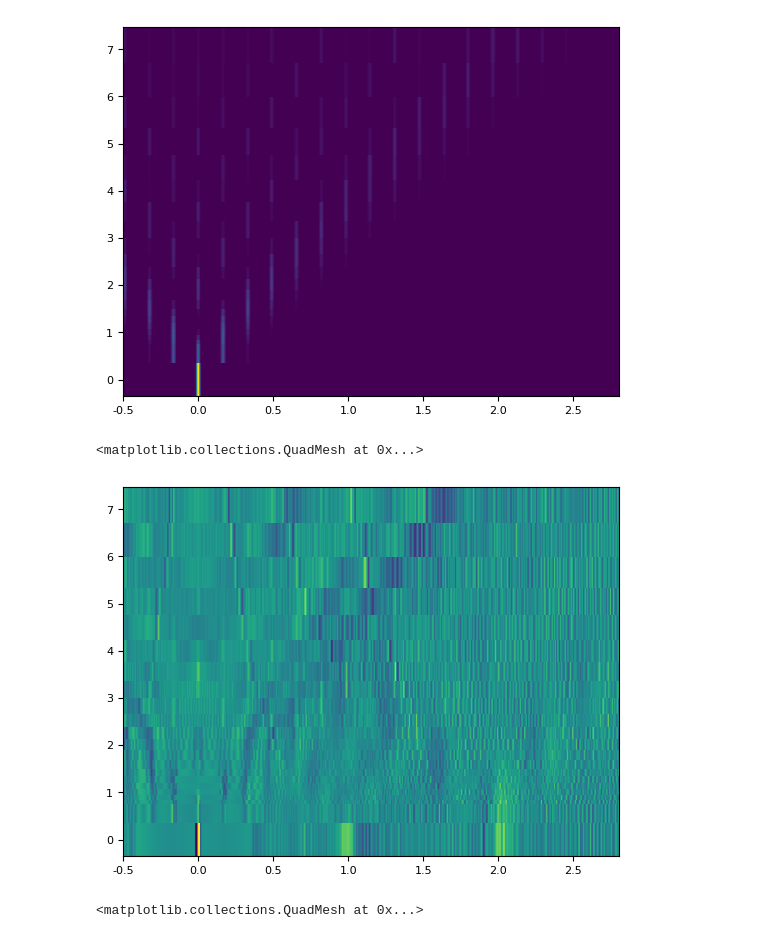
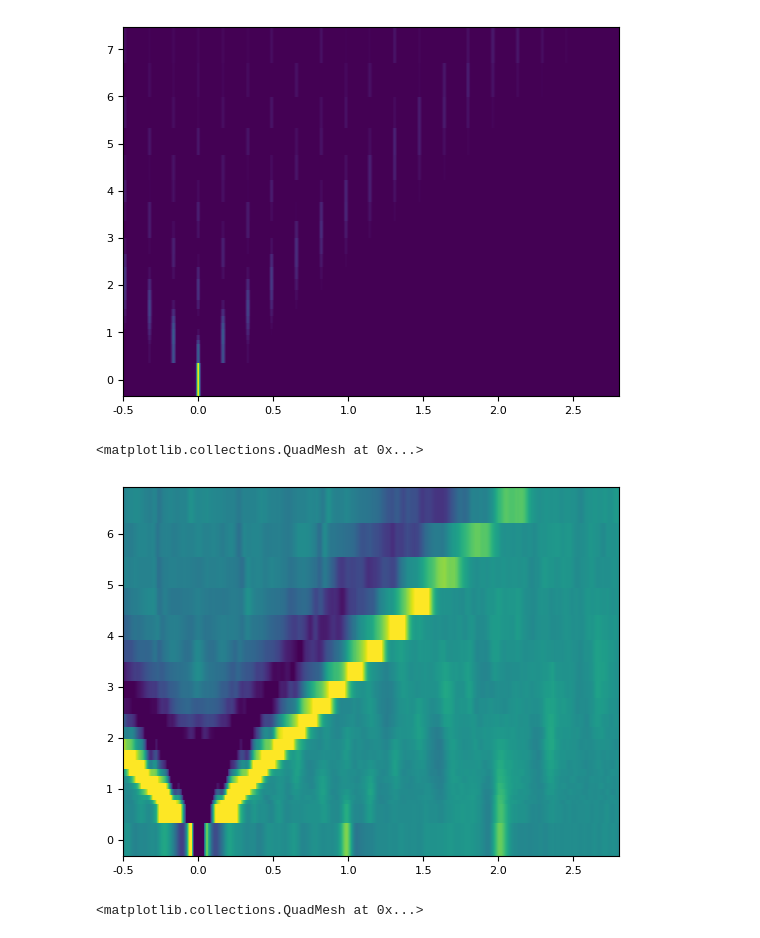
Before and after one commit to schmampf/dissertation-figures, a Jupyter notebook: atomic_contact/03_simulation.ipynb, the cells around one changed output. Drawn from its saved outputs; the diff is of its cells as text; code cells hidden in the pictures.

```diff
--- a/atomic_contact/03_simulation.ipynb
+++ b/atomic_contact/03_simulation.ipynb
@@ -173,9 +173,12 @@ path = "1.8G0/15.0GHz_stripline"
 
 # data zeug
 data_eva = np.load(f"{path}/eva.npz")
-Veva_mV = upsample(data_eva["Vbias_mV"])
+Vevabias_mV = upsample(data_eva["Vbias_mV"])
+Ievabias_nA = upsample(data_eva["Ibias_nA"])
+Veva_mV = upsample(data_eva["Vexp_mV"])
 Ieva_nA = upsample(data_eva["Iexp_nA"])
 dIeva_G0 = upsample(data_eva["dGexp_G0"])
+dReva_R0 = upsample(data_eva["dRexp_R0"])
 Aout_mV = data_eva["Aout_mV"]
 
 # parameter
@@ -207,18 +210,21 @@ Abias = Abias_mV / (nu_GHz * sc.h_pVs)
 Vbias0 = np.linspace(-6, 6, 1201)
 Vbias0_mV = Vbias0 * Delta_meV
 
-Vbias = np.linspace(-0.5, 2.8, 501)
+Vbias = np.linspace(-0.5, 2.8, 331)
 Vbias_mV = Vbias * Delta_meV
 Ibias_nA = Vbias * (Delta_meV * GN_G0 * sc.G0_muS)
 
 # exp zeug
-Vexp_mV = sc.bin_y_over_x(Veva_mV, Ieva_nA, Ibias_nA)
-Iexp_nA = sc.bin_y_over_x(Ieva_nA, Veva_mV, Vbias_mV)
-dIexp_G0 = sc.bin_y_over_x(dIeva_G0, Veva_mV, Vbias_mV)
+Iexp_nA = sc.bin_y_over_x(Ieva_nA, Vevabias_mV, Vbias_mV)
+Vexp_mV = sc.bin_y_over_x(Veva_mV, Ievabias_nA, Ibias_nA)
+dIexp_G0 = sc.bin_y_over_x(dIeva_G0, Vevabias_mV, Vbias_mV)
+dRexp_R0 = sc.bin_y_over_x(dReva_R0, Ievabias_nA, Ibias_nA)
 
 Iexp = Iexp_nA / (Delta_meV * GN_G0 * sc.G0_muS)
+Vexp = Vexp_mV / Delta_meV
 dGexp = dIexp_G0 / GN_G0
-dRexp = np.gradient(Vexp_mV / Delta_meV, Vbias, axis=-1)
+dRexp = dRexp_R0 * GN_G0
+
 
 # fcs zeug
 sim_data = sc.get_Imar_nA(
@@ -365,6 +371,15 @@ Vicpt = sc.bin_y_over_x(upsample(Vbias0_mV), upsample(Iicpt0_nA), Ibias_nA) / (
 dGicpt = np.gradient(Iicpt, Vbias, axis=-1)
 dRicpt = np.gradient(Vicpt, Vbias, axis=-1)
 
+# addition
+Isim = Ipamar + Iicpt
+dGsim = dGpamar + dGicpt
+Vsim = (
+    sc.bin_y_over_x(upsample(Vbias0_mV), upsample(Iicpt0_nA + Ipamar0_nA), Ibias_nA)
+    / Delta_meV
+)
+dRsim = np.gradient(Vsim, Vbias, axis=-1)
+
 np.savez(
     f"{path}/sim.npz",
     Vbias=Vbias,
@@ -373,17 +388,25 @@ np.savez(
     GN_G0=GN_G0,
     nu_GHz=nu_GHz,
     Iexp=Iexp,
+    Vexp=Vexp,
     dGexp=dGexp,
     dRexp=dRexp,
     Ifcspamar=Ifcspamar,
+    Vfcspamar=Vfcspamar,
     dGfcspamar=dGfcspamar,
     dRfcspamar=dRfcspamar,
     Ipamar=Ipamar,
+    Vpamar=Vpamar,
     dGpamar=dGpamar,
     dRpamar=dRpamar,
     Iicpt=Iicpt,
+    Vicpt=Vicpt,
     dGicpt=dGicpt,
     dRicpt=dRicpt,
+    Isim=Isim,
+    Vsim=Vsim,
+    dGsim=dGsim,
+    dRsim=dRsim,
 )
 # %%
 plt.pcolormesh(Vbias, Abias, dGexp, clim=(0, 4))
@@ -406,10 +429,10 @@ plt.pcolormesh(Vbias, Abias, dGicpt, clim=(0, 4))
 <matplotlib.collections.QuadMesh at 0x...>
 [figure]
 # %%
-plt.pcolormesh(Vbias, Abias, dGicpt + dGpamar - dGexp, clim=(-1, 1))
+plt.pcolormesh(Vbias, Abias, dGpamar - dGexp, clim=(-1, 1))
 # %% [output]
 <matplotlib.collections.QuadMesh at 0x...>
-[figure, old version]
+[figure, new version]
 # %%
 plt.pcolormesh(Vbias, Abias, (dGicpt + dGfcspamar - dGexp), clim=(-1, 1))
 # %% [output]
```
Also changed, not shown: parts of 6 cells of this notebook.
